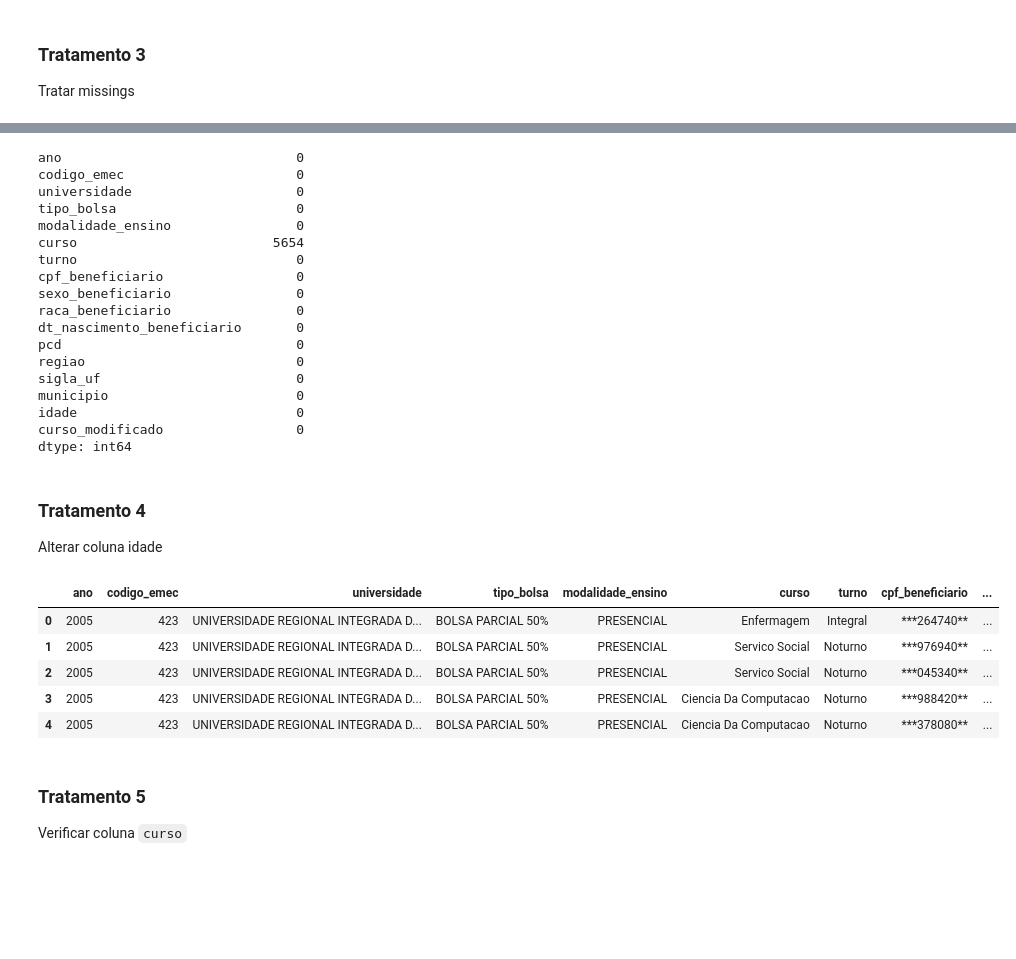
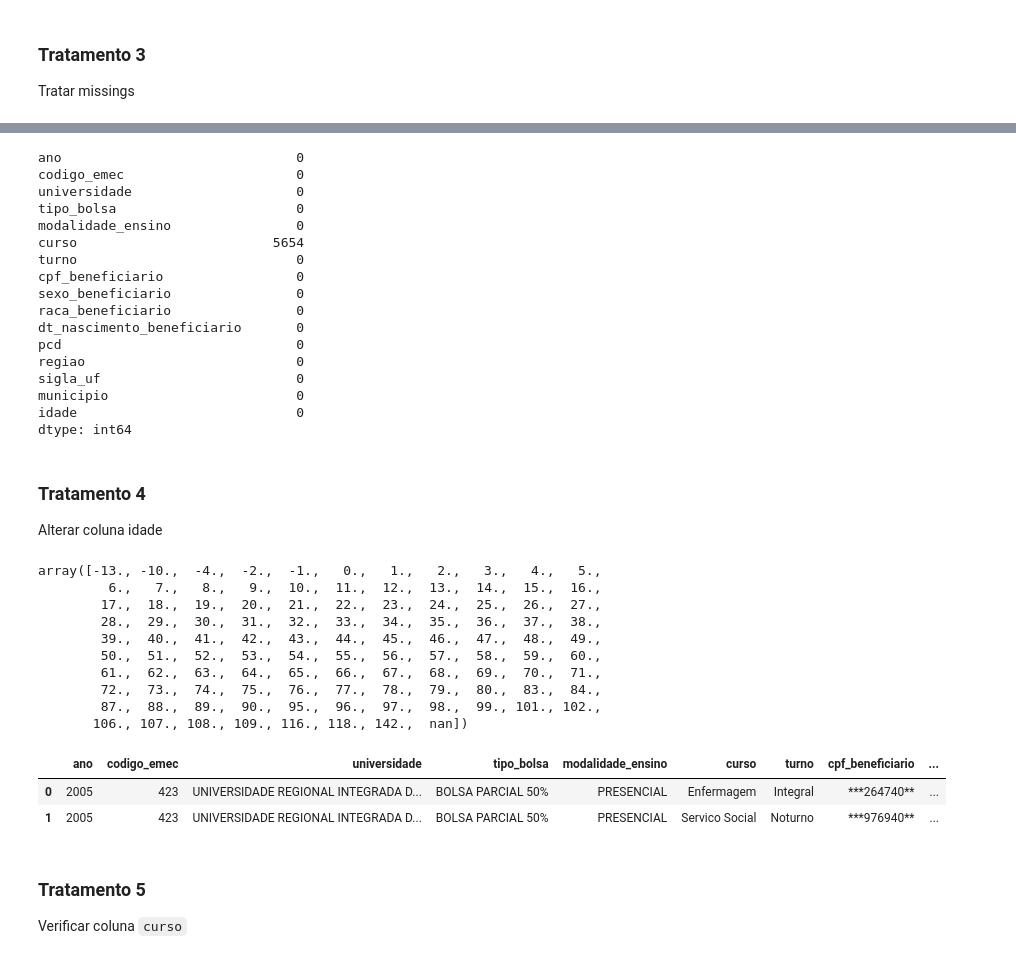
Before and after one commit to DanielCustodioDias/Projeto_PROUNI, a Jupyter notebook: main/tratamento/tratamento.ipynb, the cells around one changed output, grey strips where cells are left out. Saved outputs shown, nothing was run; the diff lists cells and outputs as text; code cells hidden in the pictures; blank space fills up the shorter version.

```diff
--- a/main/tratamento/tratamento.ipynb
+++ b/main/tratamento/tratamento.ipynb
@@ -24,6 +38,6 @@ import numpy as np
 # %%
 # Criando df com o dado csv
-df = pd.read_csv('..\..\data\prouni_2005_2019.csv', encoding = 'Windows-1252')
+df = pd.read_csv('..\..\data\prouni_2005_2019.csv', encoding = 'utf-8')
 df.head()
 # %% [output]
 |  | ANO_CONCESSAO_BOLSA | CODIGO_EMEC_IES_BOLSA | NOME_IES_BOLSA | TIPO_BOLSA | MODALIDADE_ENSINO_BOLSA | ... |
@@ -289,7 +302,6 @@ regiao                           0
 sigla_uf                         0
 municipio                        0
 idade                            0
-curso_modificado                 0
 dtype: int64
 # %% [markdown]
 ### Tratamento 4
@@ -297,23 +309,33 @@ dtype: int64
 
 Alterar coluna idade
 # %%
-# Remover informações de hora da coluna 'dt_nascimento_beneficiario'
-df['dt_nascimento_beneficiario'] = df['dt_nascimento_beneficiario'].str.split().str[0]
-
 # Convertendo a coluna 'dt_nascimento_beneficiario' para o tipo datetime
-df['dt_nascimento_beneficiario'] = pd.to_datetime(df['dt_nascimento_beneficiario'], format="%Y-%m-%d")
+df['dt_nascimento_beneficiario'] = pd.to_datetime(df['dt_nascimento_beneficiario'], errors='coerce')
+df['dt_nascimento_beneficiario'] = pd.to_datetime(df['dt_nascimento_beneficiario'], format="%Y-%m-%d %H:%M:%S")
 # %%
 # Criando coluna n_idade de acordo com a data de nascimento e o ano da bolsa
 df['idade'] = df['ano'] - df['dt_nascimento_beneficiario'].dt.year
+# %%
+idades = df['idade'].unique()
+idades.sort()
+idades
+# %% [output]
+array([-13., -10.,  -4.,  -2.,  -1.,   0.,   1.,   2.,   3.,   4.,   5.,
+         6.,   7.,   8.,   9.,  10.,  11.,  12.,  13.,  14.,  15.,  16.,
+        17.,  18.,  19.,  20.,  21.,  22.,  23.,  24.,  25.,  26.,  27.,
+        28.,  29.,  30.,  31.,  32.,  33.,  34.,  35.,  36.,  37.,  38.,
+        39.,  40.,  41.,  42.,  43.,  44.,  45.,  46.,  47.,  48.,  49.,
+        50.,  51.,  52.,  53.,  54.,  55.,  56.,  57.,  58.,  59.,  60.,
+        61.,  62.,  63.,  64.,  65.,  66.,  67.,  68.,  69.,  70.,  71.,
+        72.,  73.,  74.,  75.,  76.,  77.,  78.,  79.,  80.,  83.,  84.,
+        87.,  88.,  89.,  90.,  95.,  96.,  97.,  98.,  99., 101., 102.,
+       106., 107., 108., 109., 116., 118., 142.,  nan])
 # %%
-df.head()
+df.head(2)
 # %% [output]
 |  | ano | codigo_emec | universidade | tipo_bolsa | modalidade_ensino | curso | turno | cpf_beneficiario | ... |
 | 0 | 2005 | 423 | UNIVERSIDADE REGIONAL INTEGRADA D... | BOLSA PARCIAL 50% | PRESENCIAL | Enfermagem | Integral | ***264740** | ... |
 | 1 | 2005 | 423 | UNIVERSIDADE REGIONAL INTEGRADA D... | BOLSA PARCIAL 50% | PRESENCIAL | Servico Social | Noturno | ***976940** | ... |
-| 2 | 2005 | 423 | UNIVERSIDADE REGIONAL INTEGRADA D... | BOLSA PARCIAL 50% | PRESENCIAL | Servico Social | Noturno | ***045340** | ... |
-| 3 | 2005 | 423 | UNIVERSIDADE REGIONAL INTEGRADA D... | BOLSA PARCIAL 50% | PRESENCIAL | Ciencia Da Computacao | Noturno | ***988420** | ... |
-| 4 | 2005 | 423 | UNIVERSIDADE REGIONAL INTEGRADA D... | BOLSA PARCIAL 50% | PRESENCIAL | Ciencia Da Computacao | Noturno | ***378080** | ... |
 # %% [markdown]
 ### Tratamento 5
 <a id="tratamento-5"></a>
```
Also changed, not shown: parts of 128 cells of this notebook.
